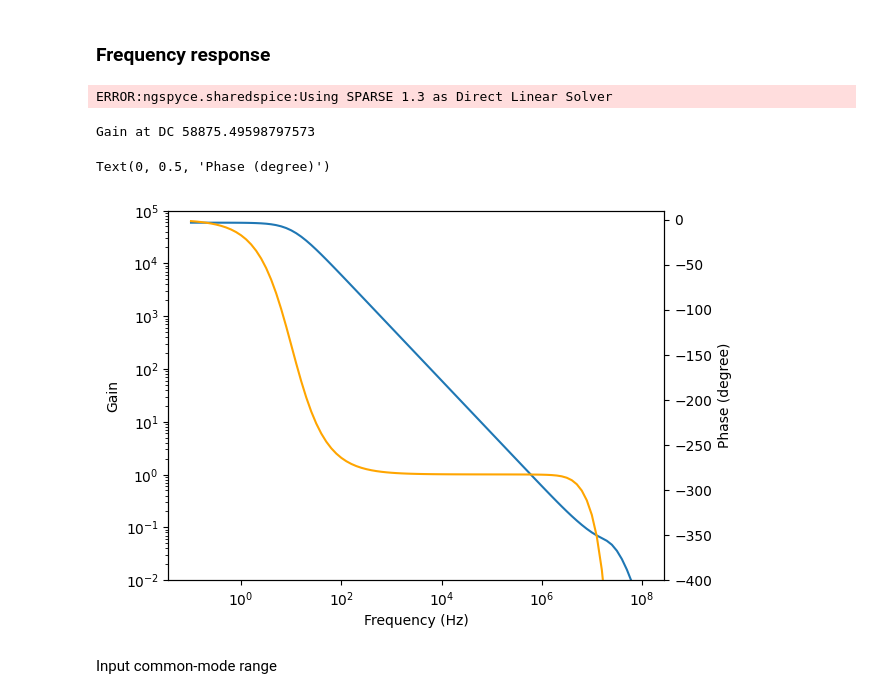
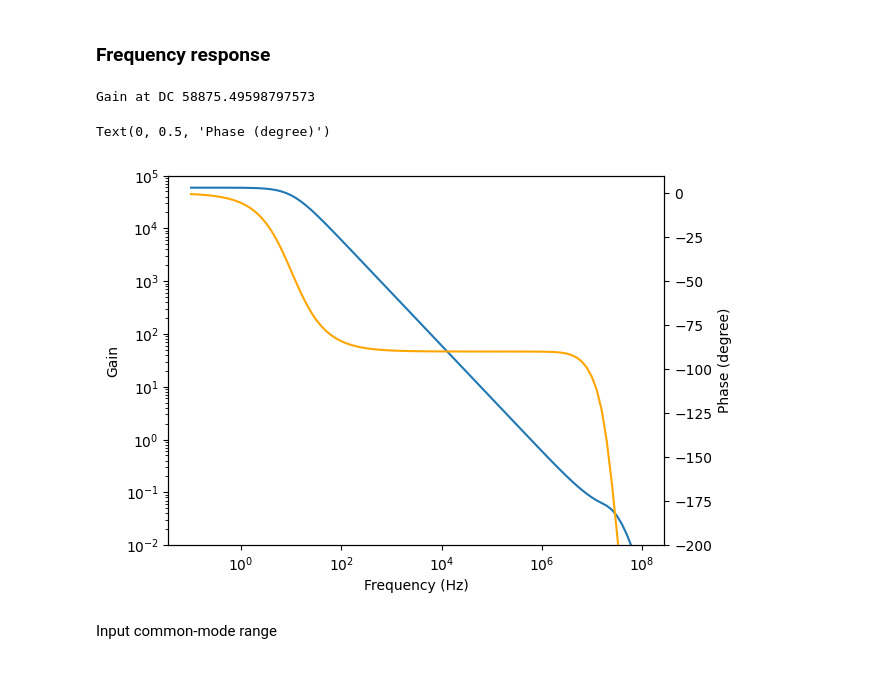
Before and after one commit to chenshuo/notes, a Jupyter notebook: notebooks/XL741.ipynb, the cells around one changed output. Saved outputs shown, nothing was run; the diff lists cells and outputs as text; code cells hidden in the pictures.

```diff
--- a/notebooks/XL741.ipynb
+++ b/notebooks/XL741.ipynb
@@ -668,22 +667,21 @@ ERROR:ngspyce.sharedspice:Using SPARSE 1.3 as Direct Linear Solver
 # %%
 ng.cmd('AC dec 10 0.1Hz 100MegHz')
 freq = ng.vector('frequency')
 out = ng.vector('out')
 fig, ax = plt.subplots()
 plt.loglog(freq, np.abs(out))
 plt.ylabel('Gain')
 plt.xlabel('Frequency (Hz)')
 print('Gain at DC', np.abs(out[0]))
 plt.ylim(1e-2, 1e5)
 ax2 = ax.twinx()
-plt.semilogx(freq, np.unwrap(np.angle(out))*180, 'orange')
-plt.ylim(-400, 10)
+plt.semilogx(freq, (np.unwrap(np.angle(out))/math.pi*180), 'orange')
+plt.ylim(-200, 10)
 plt.ylabel('Phase (degree)')
 # %% [output]
-ERROR:ngspyce.sharedspice:Using SPARSE 1.3 as Direct Linear Solver
+Gain at DC 58875.49598797573
-Gain at DC 58875.49598797573
+Text(0, 0.5, 'Phase (degree)')
-Text(0, 0.5, 'Phase (degree)')
-[figure, old version]
+[figure, new version]
 # %% [markdown]
 Input common-mode range
 # %% [markdown]
```
Also changed, not shown: parts of 3 cells of this notebook, 1 other file.
